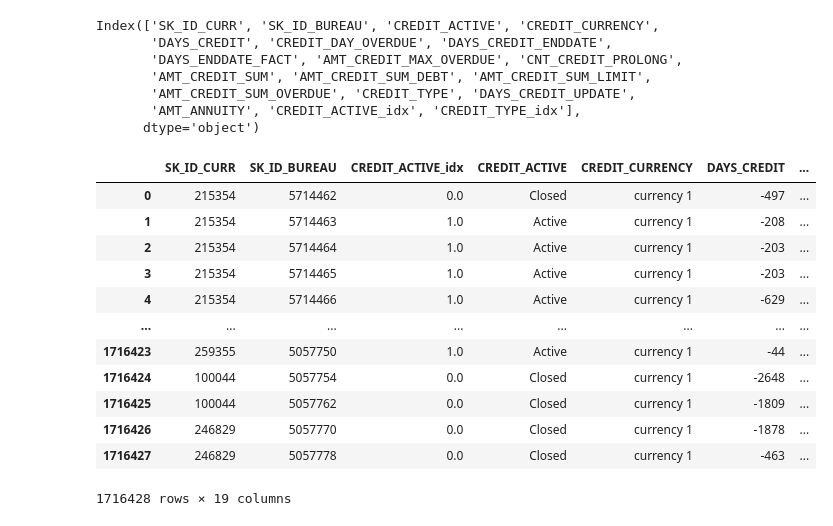
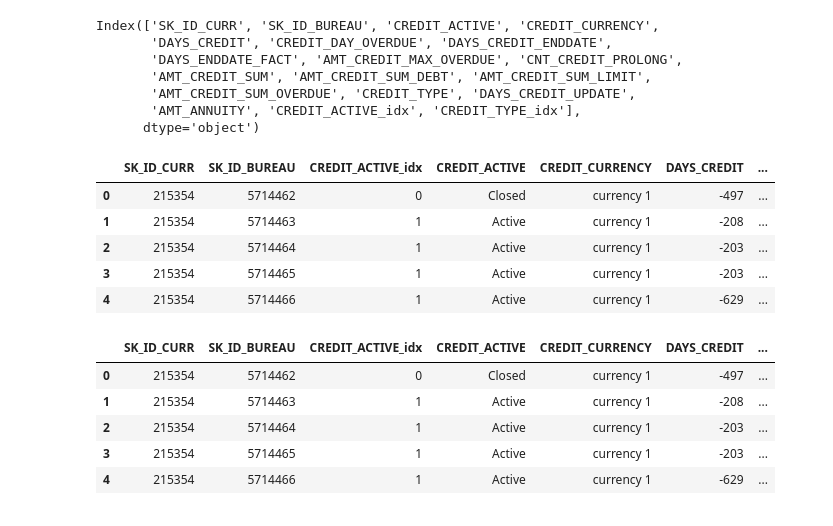
Before and after one commit to kkiyou/default-risk, a Jupyter notebook: jangho/bureau_preprocessing.ipynb, the cells around one changed output. Cells and saved outputs as stored; diff of their text form; code cells hidden in the pictures.

Commit message:
bureau completed

```diff
--- a/jangho/bureau_preprocessing.ipynb
+++ b/jangho/bureau_preprocessing.ipynb
@@ -304,6 +305,6 @@ Name: CREDIT_ACTIVE, dtype: int64
 # Active -> 1
 # sold -> 5
 # Bad debt -> 10
-change_value = {'Closed':0, 'Active':1, 'sold':5, 'Bad debt':10}
+change_value = {'Closed':0, 'Active':1, 'Sold':5, 'Bad debt':10}
 bureau_df['CREDIT_ACTIVE_idx'] = bureau_df['CREDIT_ACTIVE'].map(change_value)
 # %%
@@ -439,18 +432,11 @@ bureau_df = bureau_df[['SK_ID_CURR', 'SK_ID_BUREAU', 'CREDIT_ACTIVE_idx', 'CREDI
        'AMT_CREDIT_SUM_OVERDUE', 'CREDIT_TYPE_idx','CREDIT_TYPE', 'DAYS_CREDIT_UPDATE',
        'AMT_ANNUITY']]
 # %%
-bureau_df
+bureau_df.head()
 # %% [output]
 |  | SK_ID_CURR | SK_ID_BUREAU | CREDIT_ACTIVE_idx | CREDIT_ACTIVE | CREDIT_CURRENCY | DAYS_CREDIT | ... |
-| 0 | 215354 | 5714462 | 0.0 | Closed | currency 1 | -497 | ... |
-| 1 | 215354 | 5714463 | 1.0 | Active | currency 1 | -208 | ... |
-| 2 | 215354 | 5714464 | 1.0 | Active | currency 1 | -203 | ... |
-| 3 | 215354 | 5714465 | 1.0 | Active | currency 1 | -203 | ... |
-| 4 | 215354 | 5714466 | 1.0 | Active | currency 1 | -629 | ... |
-| ... | ... | ... | ... | ... | ... | ... | ... |
-| 1716423 | 259355 | 5057750 | 1.0 | Active | currency 1 | -44 | ... |
-| 1716424 | 100044 | 5057754 | 0.0 | Closed | currency 1 | -2648 | ... |
-| 1716425 | 100044 | 5057762 | 0.0 | Closed | currency 1 | -1809 | ... |
-| 1716426 | 246829 | 5057770 | 0.0 | Closed | currency 1 | -1878 | ... |
-| 1716427 | 246829 | 5057778 | 0.0 | Closed | currency 1 | -463 | ... |
+| 0 | 215354 | 5714462 | 0 | Closed | currency 1 | -497 | ... |
+| 1 | 215354 | 5714463 | 1 | Active | currency 1 | -208 | ... |
+| 2 | 215354 | 5714464 | 1 | Active | currency 1 | -203 | ... |
+| 3 | 215354 | 5714465 | 1 | Active | currency 1 | -203 | ... |
+| 4 | 215354 | 5714466 | 1 | Active | currency 1 | -629 | ... |
-1716428 rows × 19 columns
@@ -458,0 +445,9 @@ bureau_df.to_csv("bureau_df.csv", mode='w')
+# %%
+bureau_merge.head()
+# %% [output]
+|  | SK_ID_CURR | SK_ID_BUREAU | CREDIT_ACTIVE_idx | CREDIT_ACTIVE | CREDIT_CURRENCY | DAYS_CREDIT | ... |
+| 0 | 215354 | 5714462 | 0 | Closed | currency 1 | -497 | ... |
+| 1 | 215354 | 5714463 | 1 | Active | currency 1 | -208 | ... |
+| 2 | 215354 | 5714464 | 1 | Active | currency 1 | -203 | ... |
+| 3 | 215354 | 5714465 | 1 | Active | currency 1 | -203 | ... |
+| 4 | 215354 | 5714466 | 1 | Active | currency 1 | -629 | ... |
```
Also changed, not shown: parts of 10 cells of this notebook, 1 other file.
